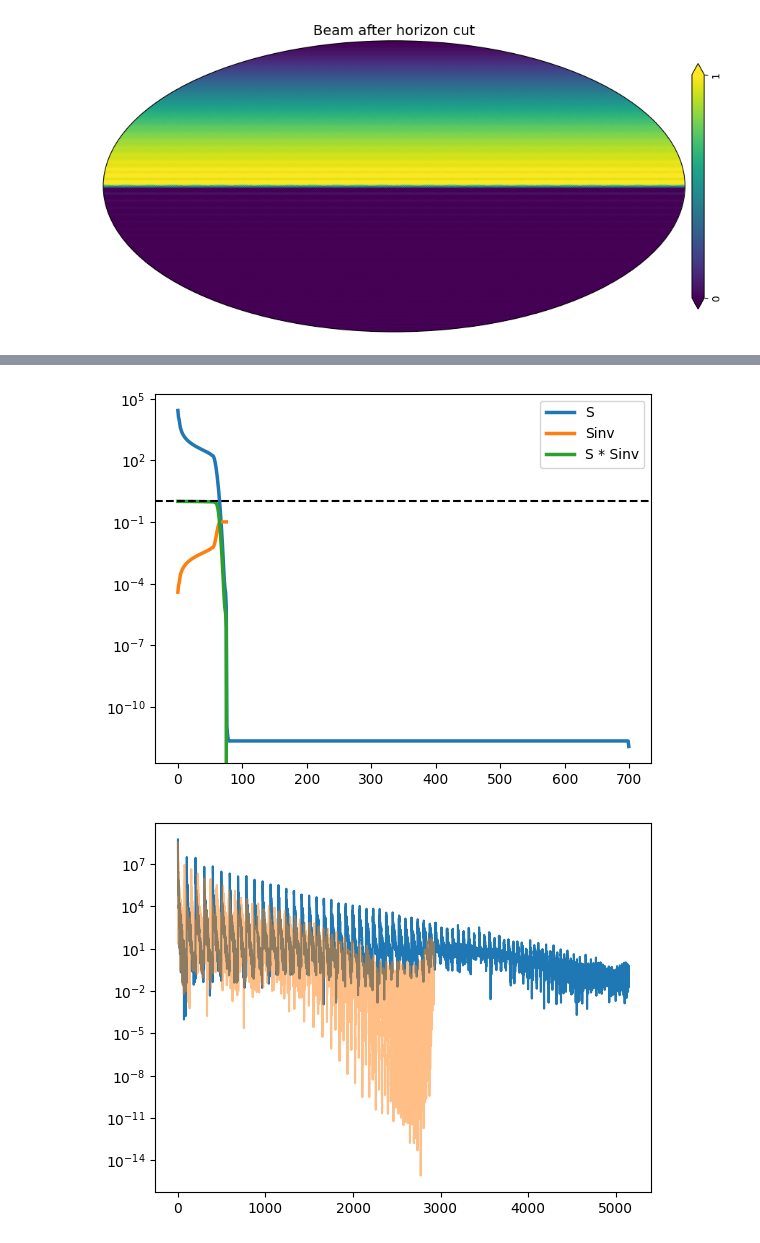
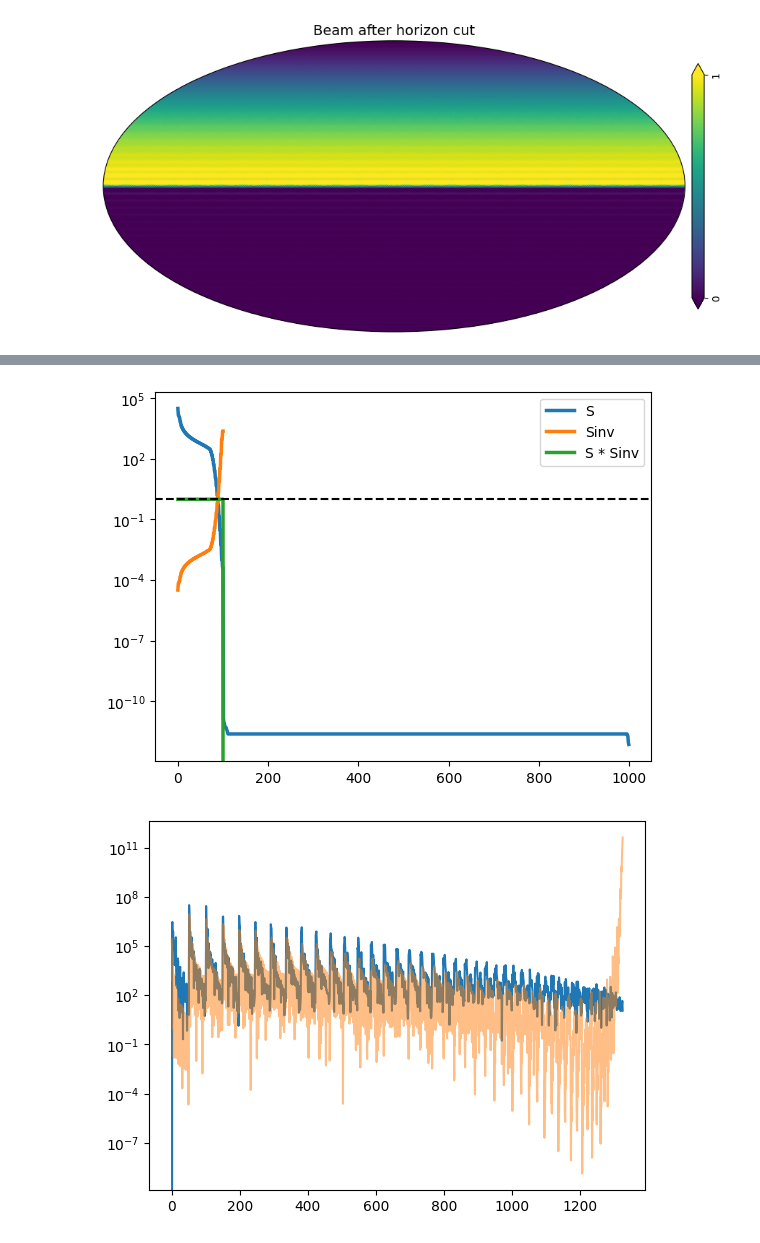
Before and after one commit to christianhbye/ucb_research, a Jupyter notebook: lusee_maps/Untitled1.ipynb, the cells around one changed output, grey strips where cells are left out. Cells and saved outputs as stored; diff of their text form; code cells hidden in the pictures.

Commit message:
fix bug in degrading lmax

```diff
--- a/lusee_maps/Untitled1.ipynb
+++ b/lusee_maps/Untitled1.ipynb
@@ -36,9 +36,9 @@ NSIDE = 128
 NPIX = 12 * NSIDE **2
 moon = True  # on moon or earth
 lmax = 100
-lmax_inv = 75
+lmax_inv = 50
 ndays = 1
-ntimes = 700
+ntimes = 1000
 FREQ = 50  # MHz
 # %%
 alm = np.zeros(hp.Alm.getsize(lmax))
@@ -208,22 +207,24 @@ hp.mollview(map_true - map_est)
 # %%
 # gsm
 sky = cro.Sky.gsm(beam.frequencies, lmax=lmax)
+sky[0, 0] = 0  # subtract mean
 sim = cro.Simulator(beam, sky, lmax=lmax, world=world, location=location, times=times)
 A, x, W, noise = estimate_x(sim, method="pinv")
 y = np.real(A @ x) + noise
 res = W @ y
-x_est = hp_alm(res, lmax=lmax)
+x_est = hp_alm(res, lmax=lmax_inv)
+sim.sky.reduce_lmax(lmax_inv)
 
 plt.figure()
 plt.plot(np.abs(sim.sky.alm)**2)
 plt.plot(np.abs(x_est)**2, alpha=.5)
 plt.yscale("log")
 #plt.ylim(1e3, 1e9)
 #plt.xlim(2500)
 plt.show()
 
 #print(np.argwhere(np.abs(x_est)**2 / np.abs(sim.sky.alm)**2 > 100)[:, 0])
 # %% [output]
-[figure, old version]
+[figure, new version]
-[figure, old version]
+[figure, new version]
 # %%
```
Also changed, not shown: parts of 10 cells of this notebook.
